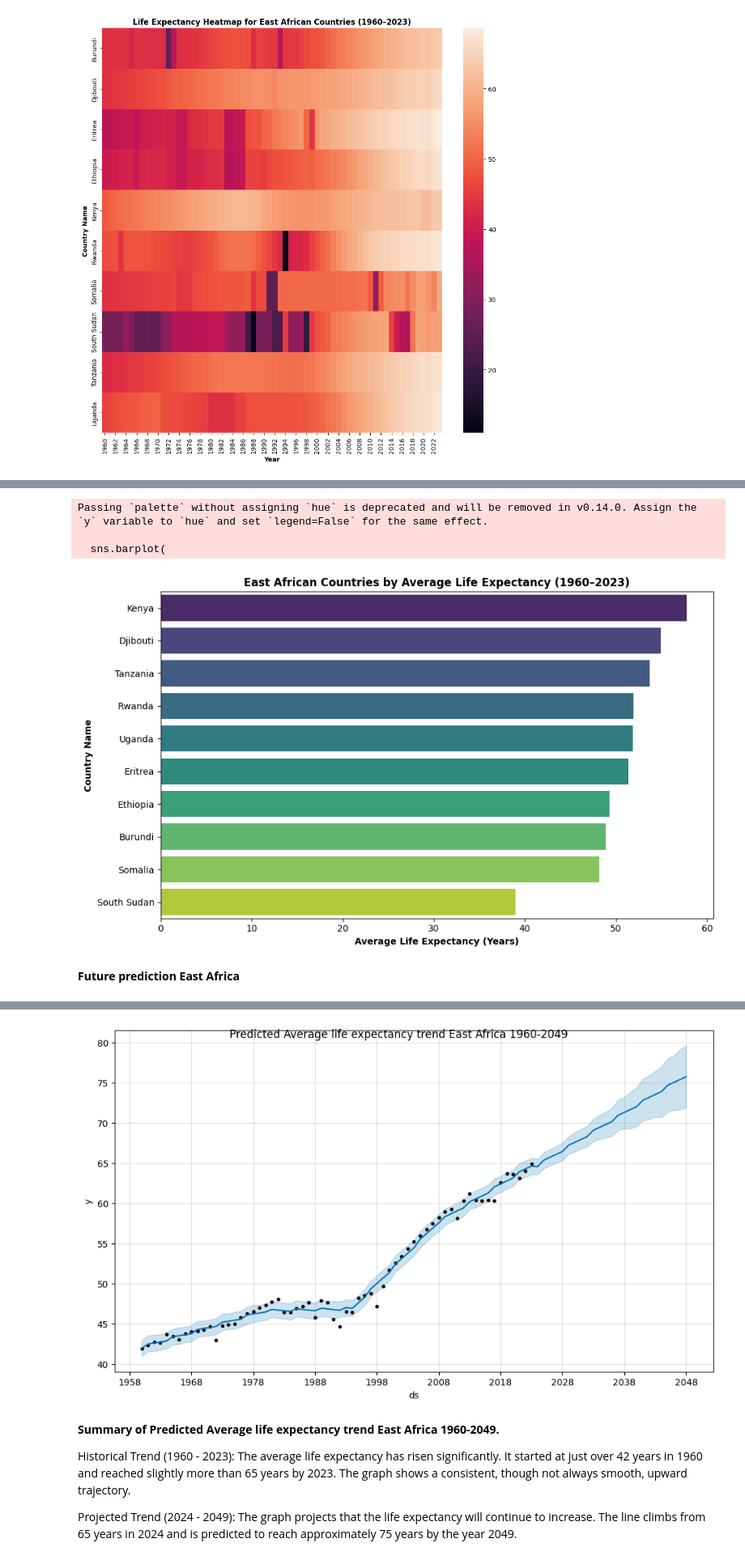
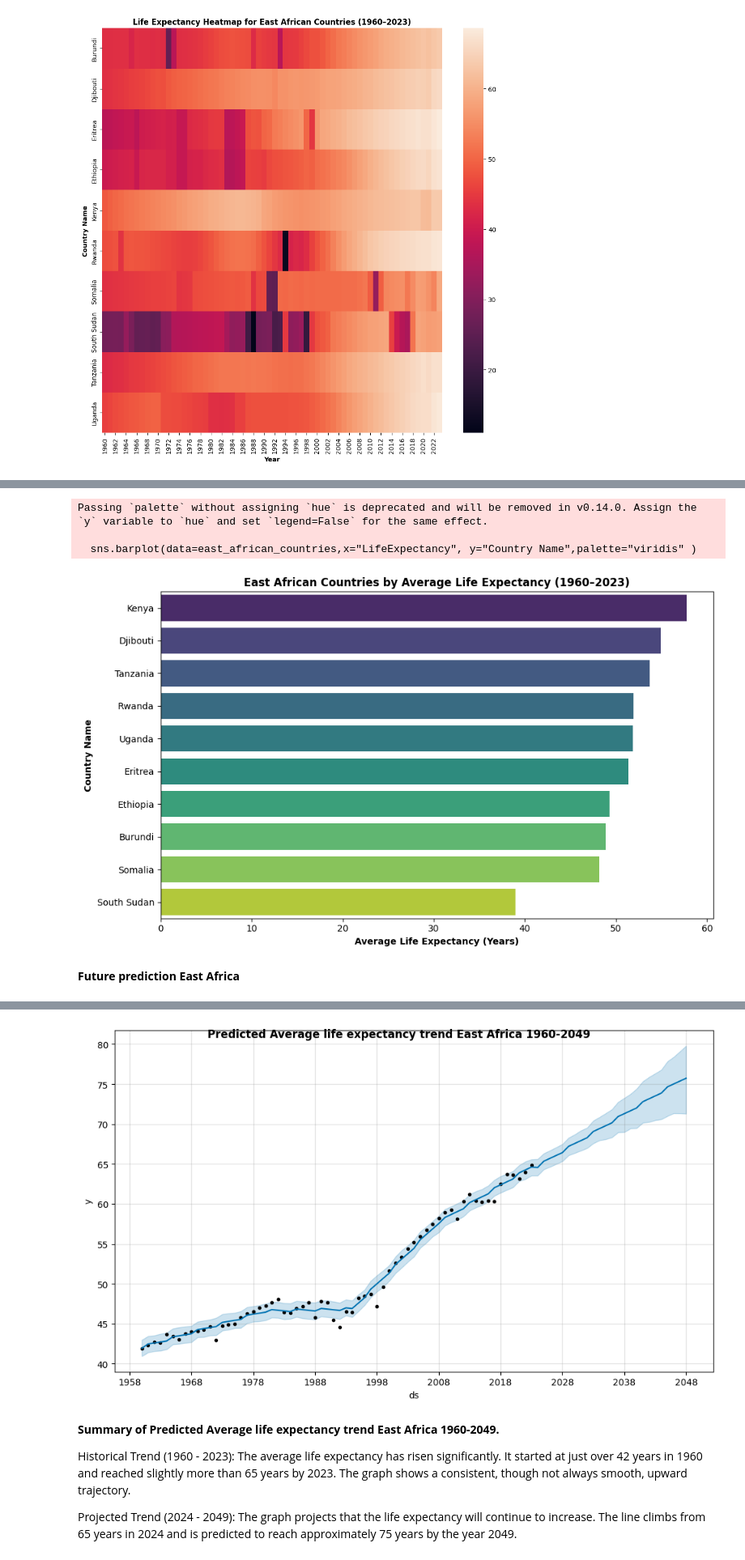
Before and after one commit to BrentOchieng/Global-Life-Expectancy-Trend-1960-2049, a Jupyter notebook: Global_Life_expectancy_Trends_(1960_2023).ipynb, the cells around one changed output, grey strips where cells are left out. Shown at 81% size. Cells and saved outputs as stored; diff of their text form; code cells hidden in the pictures.

```diff
--- a/Global_Life_expectancy_Trends_(1960_2023).ipynb
+++ b/Global_Life_expectancy_Trends_(1960_2023).ipynb
@@ -827,27 +807,21 @@ print(East_Africa_top_avg)
 # %%
-plt.figure(figsize=(10, 6)) # Adjust figure size as needed
-sns.barplot(
-    data=East_Africa_top_avg,
-    x="Life Expectancy",
-    y="Country Name",
-    palette="viridis" # Choose a color palette
-)
-
+plt.figure(figsize=(10, 6))
+sns.barplot(data=east_african_countries,x="LifeExpectancy", y="Country Name",palette="viridis" )
 plt.title("East African Countries by Average Life Expectancy (1960–2023)", fontweight='bold')
 plt.xlabel("Average Life Expectancy (Years)", fontweight='bold')
 plt.ylabel("Country Name", fontweight='bold')
-plt.tight_layout() # Adjust layout to prevent labels overlapping
+plt.tight_layout()
 plt.show()
 # %% [output]
 Passing `palette` without assigning `hue` is deprecated and will be removed in v0.14.0. Assign the `y` variable to `hue` and set `legend=False` for the same effect.
 
-  sns.barplot(
+  sns.barplot(data=east_african_countries,x="LifeExpectancy", y="Country Name",palette="viridis" )
 [figure]
 # %% [markdown]
 **Future prediction East Africa**
 # %%
 # Preparing data for Prophet
-df_prophet = east_africa_trend.rename(columns={"Year":"ds", "East Africa_Avg_LifeExpectancy":"y"})
+df_prophet = east_africa_trend.rename(columns={"Year":"ds", "LifeExpectancy":"y"})
 
 # coverting (years) ds as datetime
 df_prophet["ds"] = pd.to_datetime(df_prophet["ds"], format="%Y")
@@ -857,12 +831,12 @@ model = Prophet()
 model.fit(df_prophet)
 
 # Future years
-future = model.make_future_dataframe(periods=25, freq="Y")  # predict 25 years ahead
+future = model.make_future_dataframe(periods=25, freq="Y")  # predicting 25 years ahead
 forecast = model.predict(future)
 
 # Plot forecast
 fig = model.plot(forecast)
-fig.suptitle("Predicted Average life expectancy trend East Africa 1960-2049") # Add title using suptitle
+fig.suptitle("Predicted Average life expectancy trend East Africa 1960-2049", fontweight='bold') # Adding title using suptitle
 fig.show()
 # %% [output]
 INFO:prophet:Disabling weekly seasonality. Run prophet with weekly_seasonality=True to override this.
@@ -878,5 +852,5 @@ INFO:cmdstanpy:Chain [1] start processing
 INFO:cmdstanpy:Chain [1] done processing
-[figure, old version]
+[figure, new version]
 # %% [markdown]
 **Summary of Predicted Average life expectancy trend East Africa 1960-2049.**
 
```
Also changed, not shown: parts of 15 cells of this notebook.
